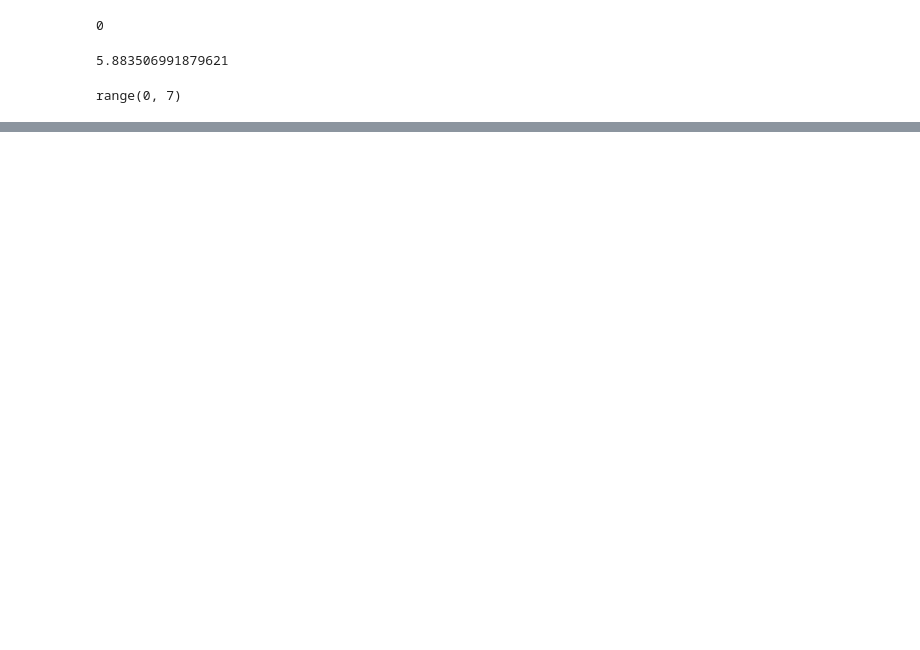
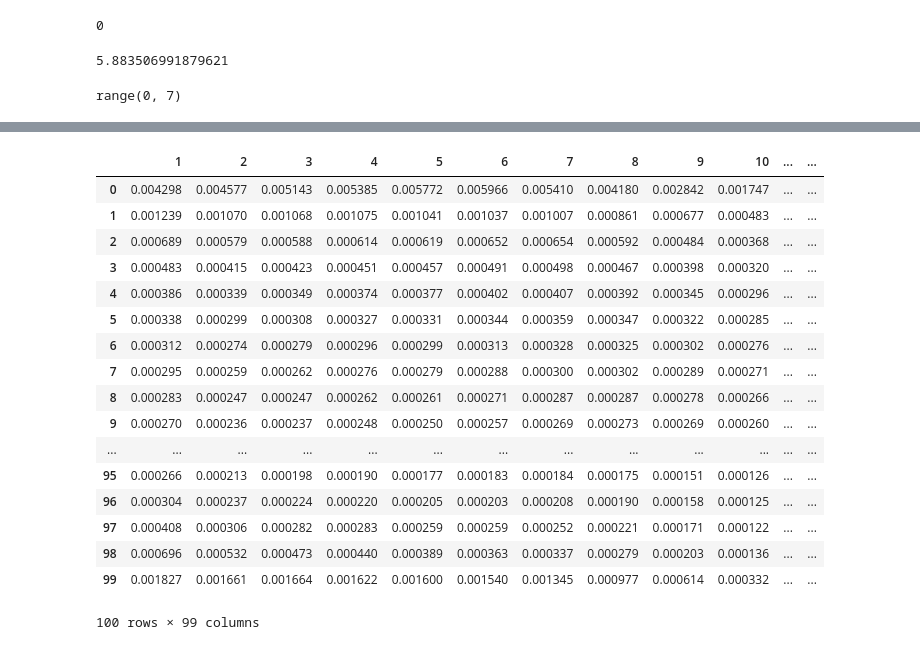
Before and after one commit to jeffmm/simcore, a Jupyter notebook: scripts/polarOrder.ipynb, the cells around one changed output, grey strips where cells are left out. Cells and saved outputs as stored; diff of their text form; code cells hidden in the pictures; blank space fills up the shorter version.

```diff
--- a/scripts/polarOrder.ipynb
+++ b/scripts/polarOrder.ipynb
@@ -64,0 +99,21 @@ range(0, 7)
+# %%
+data
+# %% [output]
+|  | 1 | 2 | 3 | 4 | 5 | 6 | 7 | 8 | 9 | 10 | ... | ... |
+| 0 | 0.004298 | 0.004577 | 0.005143 | 0.005385 | 0.005772 | 0.005966 | 0.005410 | 0.004180 | 0.002842 | 0.001747 | ... | ... |
+| 1 | 0.001239 | 0.001070 | 0.001068 | 0.001075 | 0.001041 | 0.001037 | 0.001007 | 0.000861 | 0.000677 | 0.000483 | ... | ... |
+| 2 | 0.000689 | 0.000579 | 0.000588 | 0.000614 | 0.000619 | 0.000652 | 0.000654 | 0.000592 | 0.000484 | 0.000368 | ... | ... |
+| 3 | 0.000483 | 0.000415 | 0.000423 | 0.000451 | 0.000457 | 0.000491 | 0.000498 | 0.000467 | 0.000398 | 0.000320 | ... | ... |
+| 4 | 0.000386 | 0.000339 | 0.000349 | 0.000374 | 0.000377 | 0.000402 | 0.000407 | 0.000392 | 0.000345 | 0.000296 | ... | ... |
+| 5 | 0.000338 | 0.000299 | 0.000308 | 0.000327 | 0.000331 | 0.000344 | 0.000359 | 0.000347 | 0.000322 | 0.000285 | ... | ... |
+| 6 | 0.000312 | 0.000274 | 0.000279 | 0.000296 | 0.000299 | 0.000313 | 0.000328 | 0.000325 | 0.000302 | 0.000276 | ... | ... |
+| 7 | 0.000295 | 0.000259 | 0.000262 | 0.000276 | 0.000279 | 0.000288 | 0.000300 | 0.000302 | 0.000289 | 0.000271 | ... | ... |
+| 8 | 0.000283 | 0.000247 | 0.000247 | 0.000262 | 0.000261 | 0.000271 | 0.000287 | 0.000287 | 0.000278 | 0.000266 | ... | ... |
+| 9 | 0.000270 | 0.000236 | 0.000237 | 0.000248 | 0.000250 | 0.000257 | 0.000269 | 0.000273 | 0.000269 | 0.000260 | ... | ... |
+| ... | ... | ... | ... | ... | ... | ... | ... | ... | ... | ... | ... | ... |
+| 95 | 0.000266 | 0.000213 | 0.000198 | 0.000190 | 0.000177 | 0.000183 | 0.000184 | 0.000175 | 0.000151 | 0.000126 | ... | ... |
+| 96 | 0.000304 | 0.000237 | 0.000224 | 0.000220 | 0.000205 | 0.000203 | 0.000208 | 0.000190 | 0.000158 | 0.000125 | ... | ... |
+| 97 | 0.000408 | 0.000306 | 0.000282 | 0.000283 | 0.000259 | 0.000259 | 0.000252 | 0.000221 | 0.000171 | 0.000122 | ... | ... |
+| 98 | 0.000696 | 0.000532 | 0.000473 | 0.000440 | 0.000389 | 0.000363 | 0.000337 | 0.000279 | 0.000203 | 0.000136 | ... | ... |
+| 99 | 0.001827 | 0.001661 | 0.001664 | 0.001622 | 0.001600 | 0.001540 | 0.001345 | 0.000977 | 0.000614 | 0.000332 | ... | ... |
+100 rows × 99 columns
```
Also changed, not shown: parts of 14 cells of this notebook, 1 other file.
